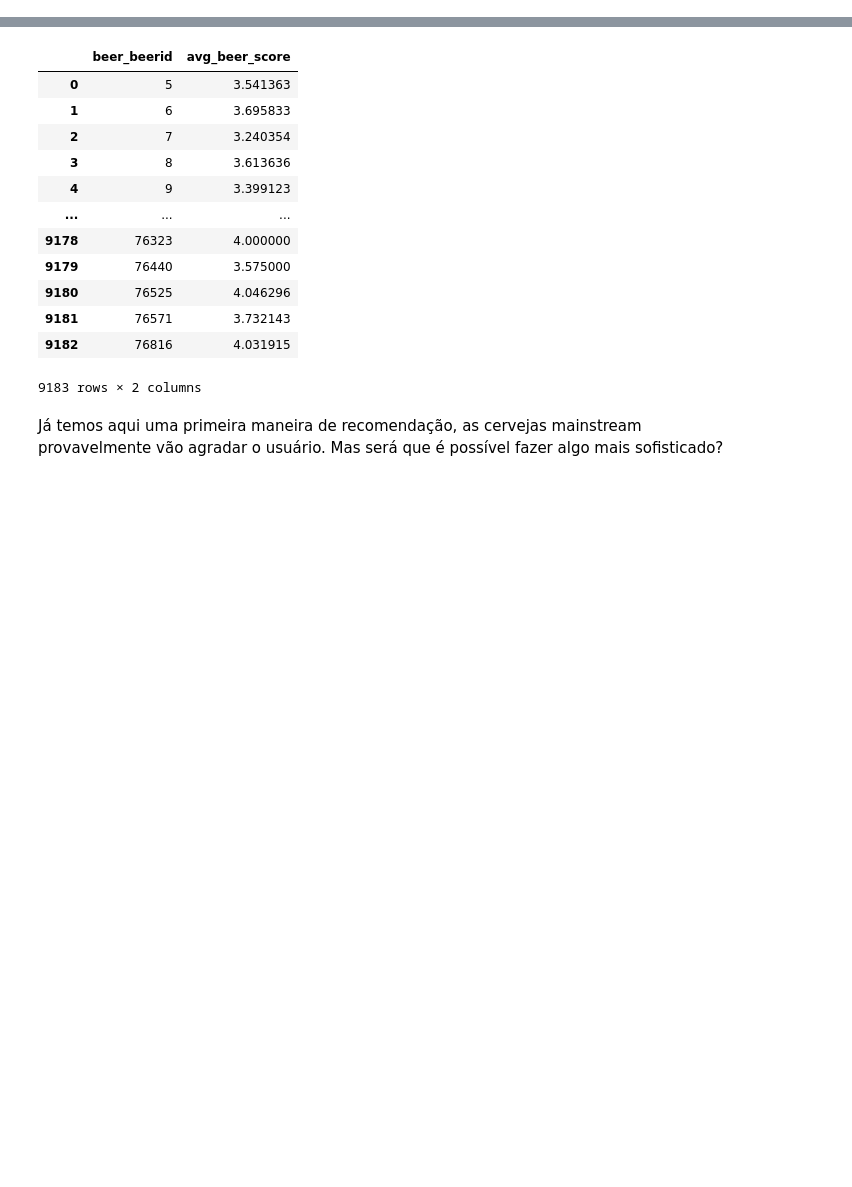
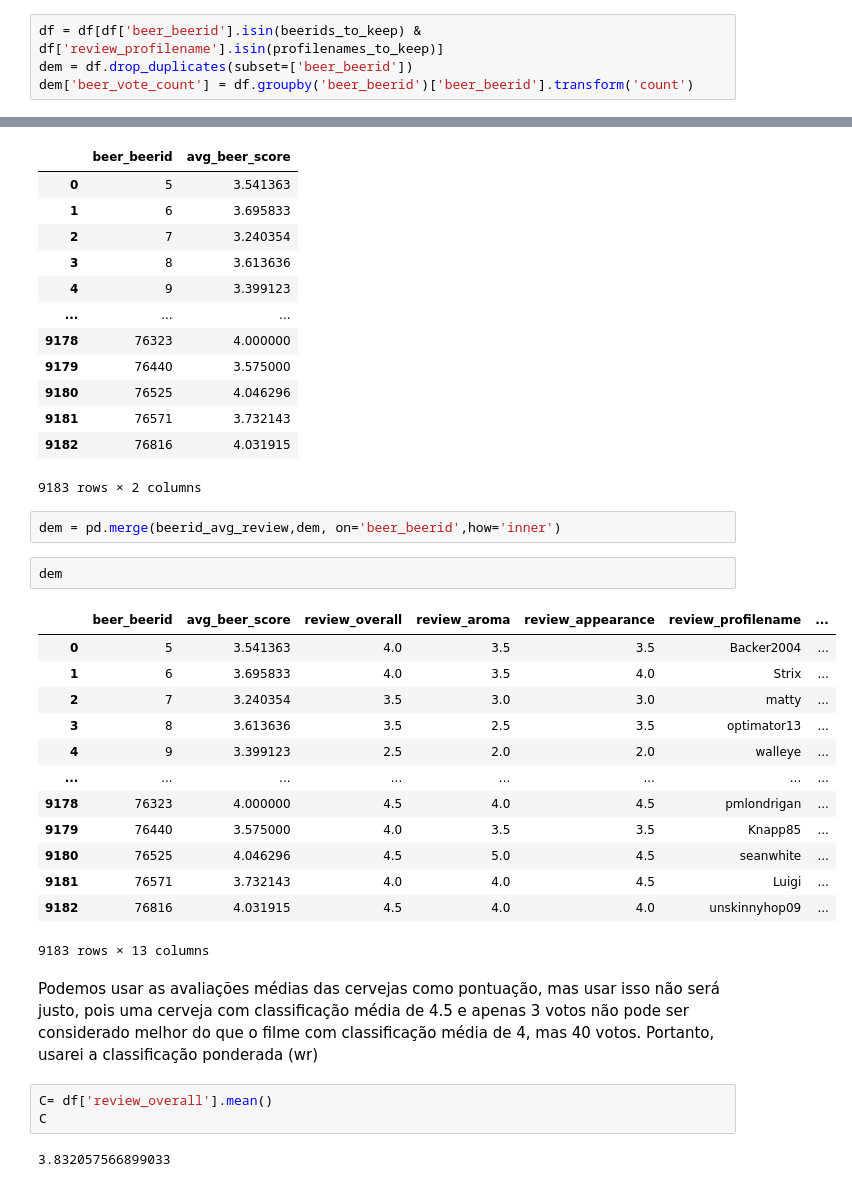
Before and after one commit to arturnovais/pad-recomendacao2023, a Jupyter notebook: pad.ipynb, the cells around one changed output, grey strips where cells are left out. Drawn from its saved outputs; the diff is of its cells as text; blank space fills up the shorter version.

```diff
--- a/pad.ipynb
+++ b/pad.ipynb
@@ -470,0 +453,4 @@ MODEL
+# %%
+df = df[df['beer_beerid'].isin(beerids_to_keep) & df['review_profilename'].isin(profilenames_to_keep)]
+dem = df.drop_duplicates(subset=['beer_beerid'])
+dem['beer_vote_count'] = df.groupby('beer_beerid')['beer_beerid'].transform('count')
@@ -489,5 +481,29 @@ beerid_avg_review
 | 9181 | 76571 | 3.732143 |
 | 9182 | 76816 | 4.031915 |
 9183 rows × 2 columns
-# %% [markdown]
-Já temos aqui uma primeira maneira de recomendação, as cervejas mainstream provavelmente vão agradar o usuário. Mas será que é possível fazer algo mais sofisticado?
+# %%
+dem = pd.merge(beerid_avg_review,dem, on='beer_beerid',how='inner')
+# %%
+dem
+# %% [output]
+|  | beer_beerid | avg_beer_score | review_overall | review_aroma | review_appearance | review_profilename | ... |
+| 0 | 5 | 3.541363 | 4.0 | 3.5 | 3.5 | Backer2004 | ... |
+| 1 | 6 | 3.695833 | 4.0 | 3.5 | 4.0 | Strix | ... |
+| 2 | 7 | 3.240354 | 3.5 | 3.0 | 3.0 | matty | ... |
+| 3 | 8 | 3.613636 | 3.5 | 2.5 | 3.5 | optimator13 | ... |
+| 4 | 9 | 3.399123 | 2.5 | 2.0 | 2.0 | walleye | ... |
+| ... | ... | ... | ... | ... | ... | ... | ... |
+| 9178 | 76323 | 4.000000 | 4.5 | 4.0 | 4.5 | pmlondrigan | ... |
+| 9179 | 76440 | 3.575000 | 4.0 | 3.5 | 3.5 | Knapp85 | ... |
+| 9180 | 76525 | 4.046296 | 4.5 | 5.0 | 4.5 | seanwhite | ... |
+| 9181 | 76571 | 3.732143 | 4.0 | 4.0 | 4.5 | Luigi | ... |
+| 9182 | 76816 | 4.031915 | 4.5 | 4.0 | 4.0 | unskinnyhop09 | ... |
+9183 rows × 13 columns
+# %% [markdown]
+
+Podemos usar as avaliações médias das cervejas como pontuação, mas usar isso não será justo, pois uma cerveja com classificação média de 4.5 e apenas 3 votos não pode ser considerado melhor do que o filme com classificação média de 4, mas 40 votos. Portanto, usarei a classificação ponderada (wr)
+# %%
+C= df['review_overall'].mean()
+C
+# %% [output]
+3.832057566899033
```
Also changed, not shown: parts of 17 cells of this notebook.
